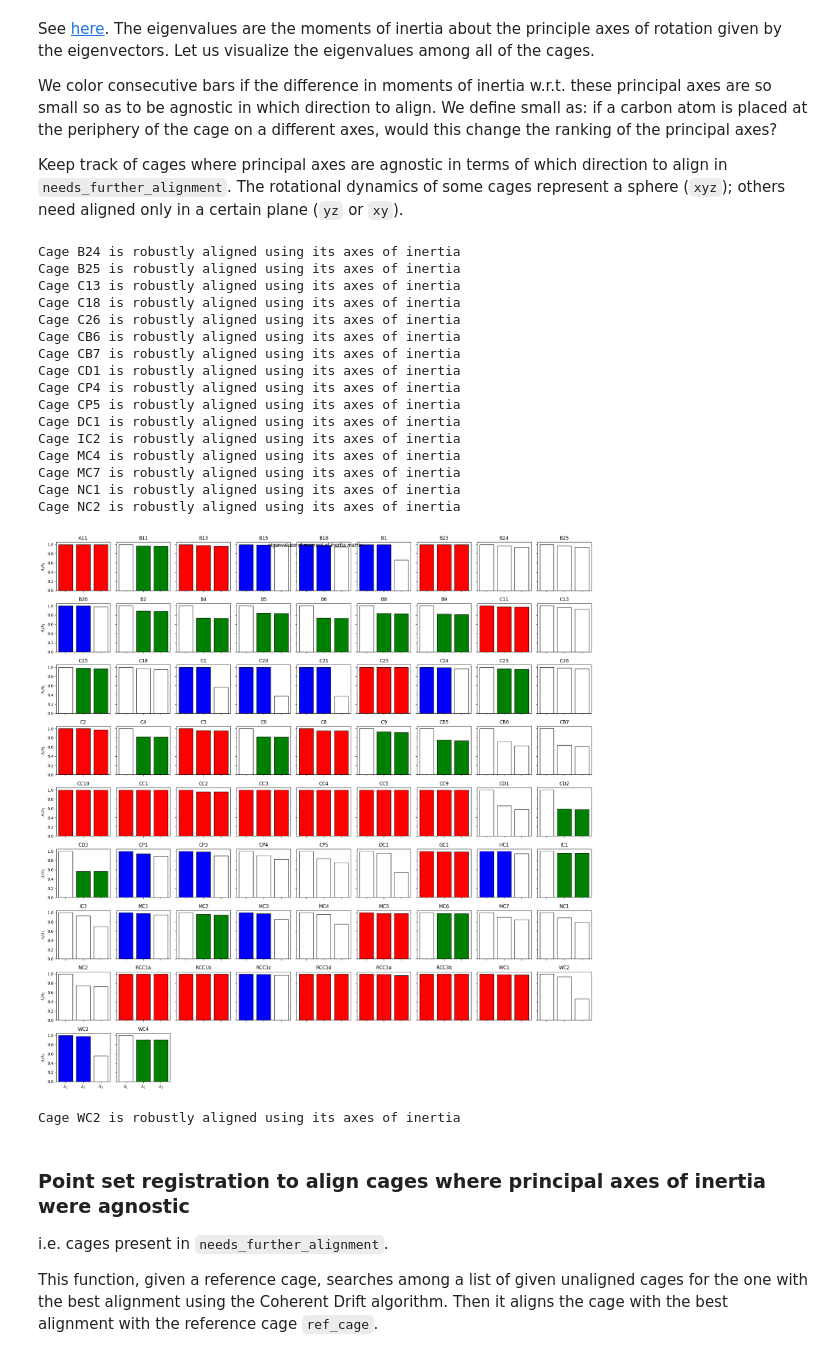
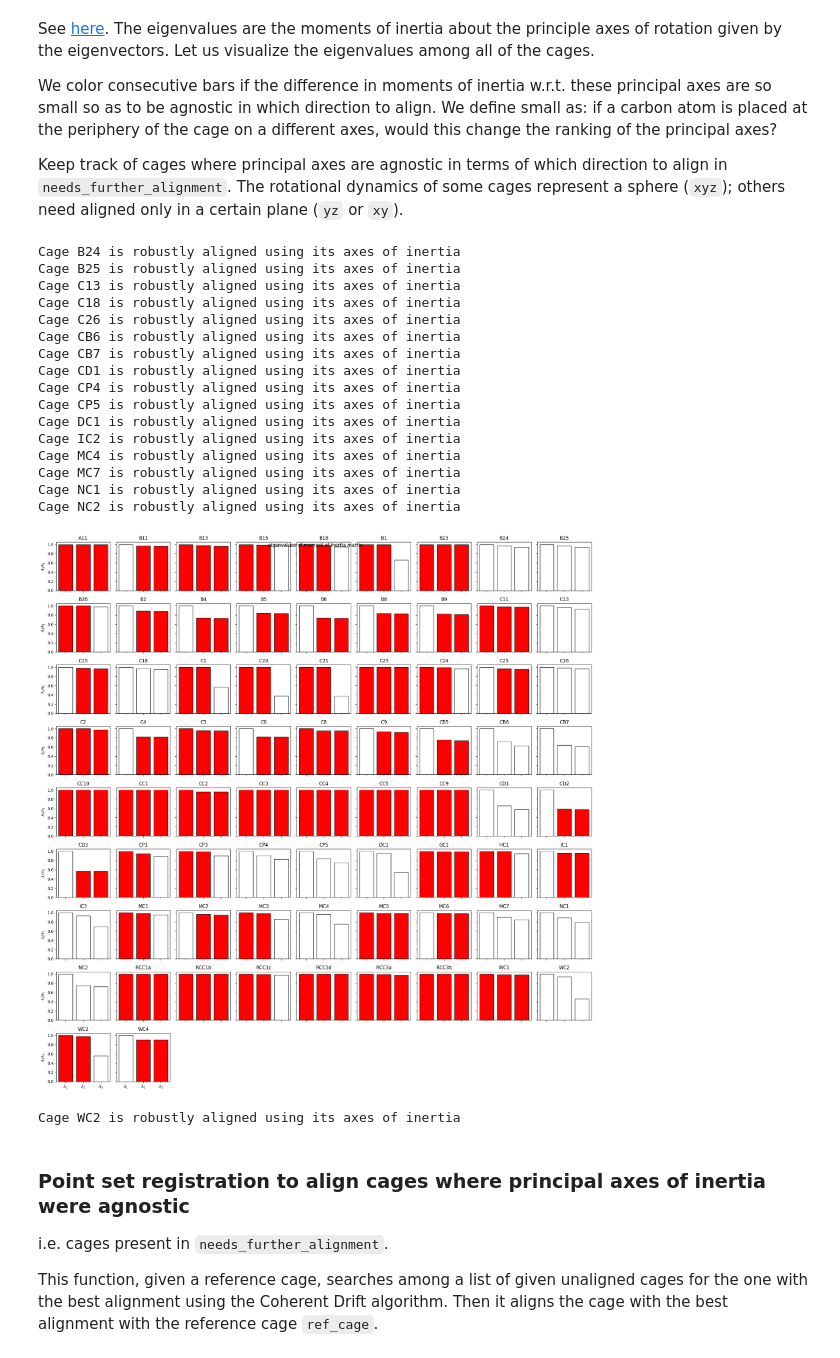
Before and after one commit to SimonEnsemble/latent_cage_space, a Jupyter notebook: cage_space-julia1.ipynb, the cells around one changed output. Cells and saved outputs as stored; diff of their text form; code cells hidden in the pictures.

```diff
--- a/cage_space-julia1.ipynb
+++ b/cage_space-julia1.ipynb
@@ -231,6 +235,7 @@ for i = 1:nrows
         #  i.e. how sensitive is the alignment?
         cage_radius = maximum([norm(x[:, a]) for a = 1:size(x)[2]])
         Δλ_tol = 15.0 * cage_radius ^ 2
+        println("if methyl group throws off...")
         xy_symmetry = isapprox(λ[1], λ[2], atol=Δλ_tol)
         yz_symmetry = isapprox(λ[2], λ[3], atol=Δλ_tol)
         if xy_symmetry && yz_symmetry
@@ -238,47 +243,47 @@ for i = 1:nrows
             colorz[:] .= "r"
         elseif xy_symmetry
             push!(needs_further_alignment["xy"], cages[cage_no])
-            colorz[1:2] .= "b"
+            colorz[1:2] .= "r"
         elseif yz_symmetry
             push!(needs_further_alignment["yz"], cages[cage_no])
-            colorz[2:3] .= "g"
+            colorz[2:3] .= "r"
         else
             push!(needs_further_alignment["no"], cages[cage_no])
-            @printf("Cage %s is robustly aligned using its axes of inertia\n", cages[cage_no])
+            @printf("Cage %s is robustly aligned using its principal axes of inertia\n", cages[cage_no])
             write_xyz(atoms, x,
                       "all_cages/" * cages[cage_no] * "_final_aligned.xyz")
         end
 
         axs[i, j][:bar]([1, 2, 3], λ / λ[1], color=colorz, edgecolor="k")
         axs[i, j][:set_title](cages[cage_no])
         if j == 1
             axs[i, j][:set_ylabel]("\$ \\lambda_i / \\lambda_1\$")
         end
     end
 end
 plt[:xticks]([1, 2, 3], ["\$\\lambda_1\$", "\$\\lambda_2\$", "\$\\lambda_3\$"])
 suptitle("eigenvalues of moment of inertia matrix")
 tight_layout()
 savefig("moments_of_inertia.pdf", format="pdf")
 show()
 # %% [output]
 Cage B24 is robustly aligned using its axes of inertia
 Cage B25 is robustly aligned using its axes of inertia
 Cage C13 is robustly aligned using its axes of inertia
 Cage C18 is robustly aligned using its axes of inertia
 Cage C26 is robustly aligned using its axes of inertia
 Cage CB6 is robustly aligned using its axes of inertia
 Cage CB7 is robustly aligned using its axes of inertia
 Cage CD1 is robustly aligned using its axes of inertia
 Cage CP4 is robustly aligned using its axes of inertia
 Cage CP5 is robustly aligned using its axes of inertia
 Cage DC1 is robustly aligned using its axes of inertia
 Cage IC2 is robustly aligned using its axes of inertia
 Cage MC4 is robustly aligned using its axes of inertia
 Cage MC7 is robustly aligned using its axes of inertia
 Cage NC1 is robustly aligned using its axes of inertia
 Cage NC2 is robustly aligned using its axes of inertia
-[figure, old version]
+[figure, new version]
 Cage WC2 is robustly aligned using its axes of inertia
 # %% [markdown]
 ### Point set registration to align cages where principal axes of inertia were agnostic
```
Also changed, not shown: parts of 14 cells of this notebook.
